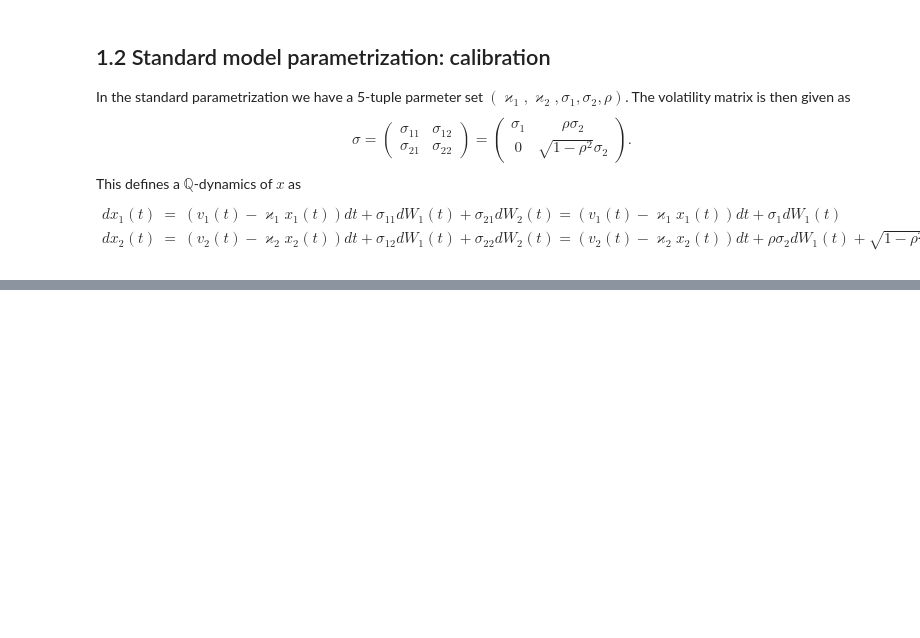
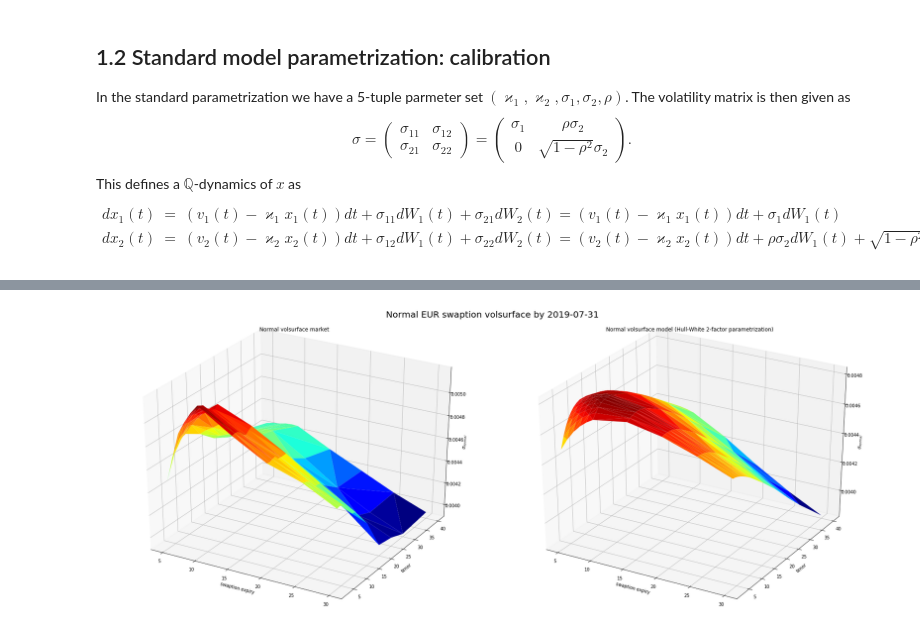
Before and after one commit to marekkolman/gaussian_models, a Jupyter notebook: gaussian_models.ipynb, the cells around one changed output, grey strips where cells are left out. Cells and saved outputs as stored; diff of their text form; code cells hidden in the pictures; blank space fills up the shorter version.

```diff
--- a/gaussian_models.ipynb
+++ b/gaussian_models.ipynb
@@ -123,0 +150,24 @@ fitter = Minimizer(lambda params: get_err_lsq(params, vols, 0.5, ycrv['maturity'
+# %%
+params_HW2F = {'kappa_r': 0.011877,'kappa_e': 0.300907,'sigma_r': 0.074134,'sigma_e': 0.077880, 'rho': -0.699944}
+vols_model  = build_normal_volsurface(params_HW2F, vols['T0'].drop_duplicates(), vols['tenor'].drop_duplicates(), 0.5,ycrv['maturity'], ycrv['value'], ycrv_freq = 9999)
+# %%
+orig_volsurface  = vols.rename(columns = {'T0':'expiry'}).query('expiry>=5 and tenor >= 3')
+model_volsurface = vols_model.stack().reset_index().rename(columns = {0:'sigma_normal'}).query('expiry>=5 and tenor >= 3')
+
+fig = plt.figure(figsize = (25, 10))
+ax  = fig.add_subplot(121, projection='3d')
+ax.plot_trisurf(orig_volsurface['expiry'],  orig_volsurface['tenor'], orig_volsurface['sigma_normal'], cmap=cm.jet, linewidth=0.2)
+ax.set_title('Normal volsurface market')
+ax.set_xlabel('swaption expiry')
+ax.set_ylabel('tenor')
+ax.set_zlabel('$\sigma_{normal}$')
+ax  = fig.add_subplot(122, projection='3d')
+ax.plot_trisurf(model_volsurface['expiry'], model_volsurface['tenor'], model_volsurface['sigma_normal'], cmap=cm.jet, linewidth=0.2)
+ax.set_title('Normal volsurface model (Hull-White 2-factor parametrization)')
+ax.set_xlabel('swaption expiry')
+ax.set_ylabel('tenor')
+ax.set_zlabel('$\sigma_{normal}$')
+fig.suptitle('Normal EUR swaption volsurface by 2019-07-31', fontsize=20)
+plt.tight_layout()
+# %% [output]
+[figure, added]
```
Also changed, not shown: parts of 11 cells of this notebook, 5 other files.
